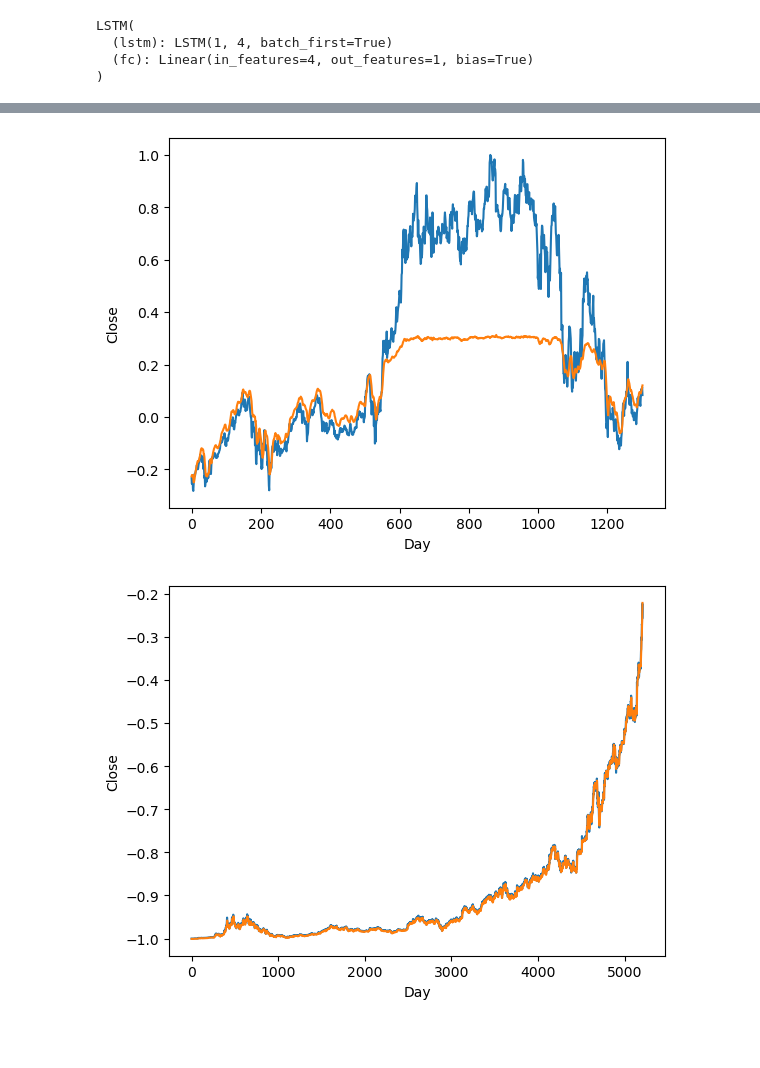
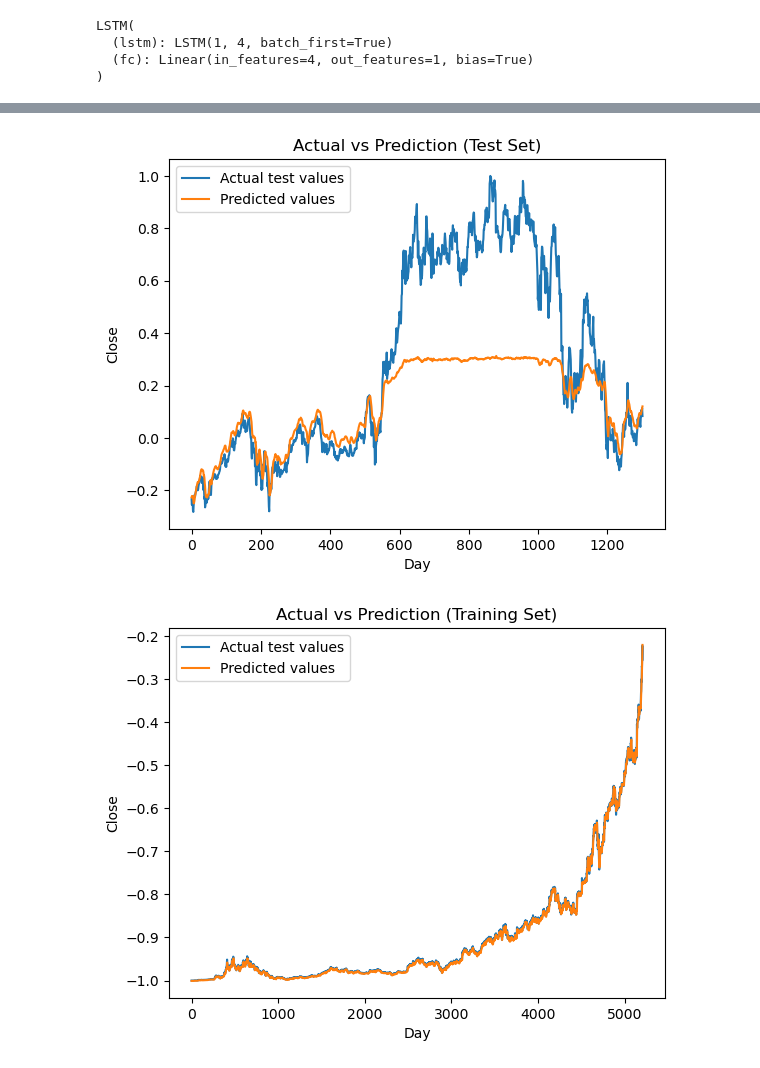
Before and after one commit to ShaonBhattaShuvo/TimeSeries_Analysis, a Jupyter notebook: Stock_Price_Prediction_Using_LSTM.ipynb, the cells around one changed output, grey strips where cells are left out. Saved outputs shown, nothing was run; the diff lists cells and outputs as text; code cells hidden in the pictures; blank space fills up the shorter version.

```diff
--- a/Stock_Price_Prediction_Using_LSTM.ipynb
+++ b/Stock_Price_Prediction_Using_LSTM.ipynb
@@ -292,17 +292,17 @@ Val loss: {avg_loss}
 # %%
 #Prediction
 with torch.no_grad():
     predicted = model(X_test.to(device)).numpy()
 
 plt.plot(y_test, label = 'Actual test values')
 plt.plot(predicted, label = 'Predicted values')
 plt.xlabel('Day')
 plt.ylabel('Close')
-plt.title()
+plt.title("Actual vs Prediction (Test Set)")
 plt.legend()
 plt.show()
 # %% [output]
-[figure, old version]
+[figure, new version]
 # %%
 #Prediction
 with torch.no_grad():
@@ -312,7 +312,8 @@ plt.plot(y_train, label = 'Actual test values')
 plt.plot(predicted, label = 'Predicted values')
 plt.xlabel('Day')
 plt.ylabel('Close')
+plt.title("Actual vs Prediction (Training Set)")
 plt.legend()
 plt.show()
 # %% [output]
-[figure, old version]
+[figure, new version]
```
Also changed, not shown: parts of 2 cells of this notebook.
